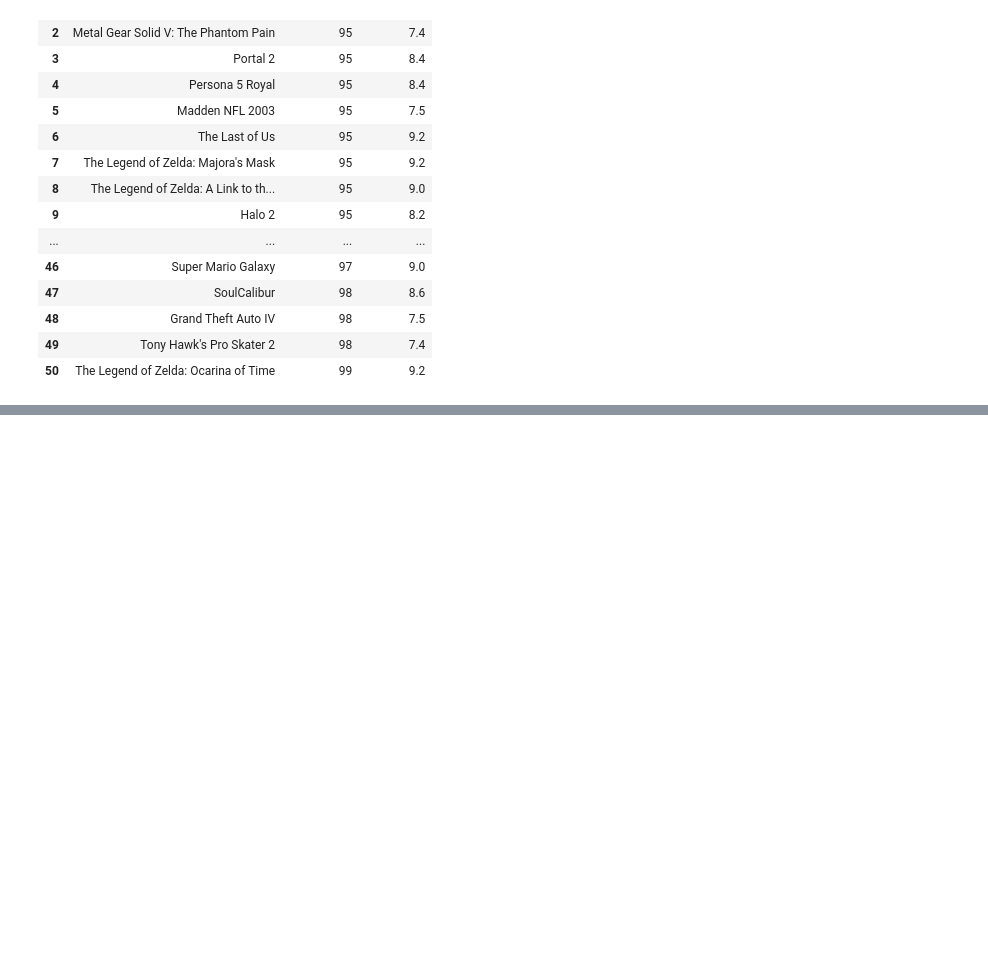
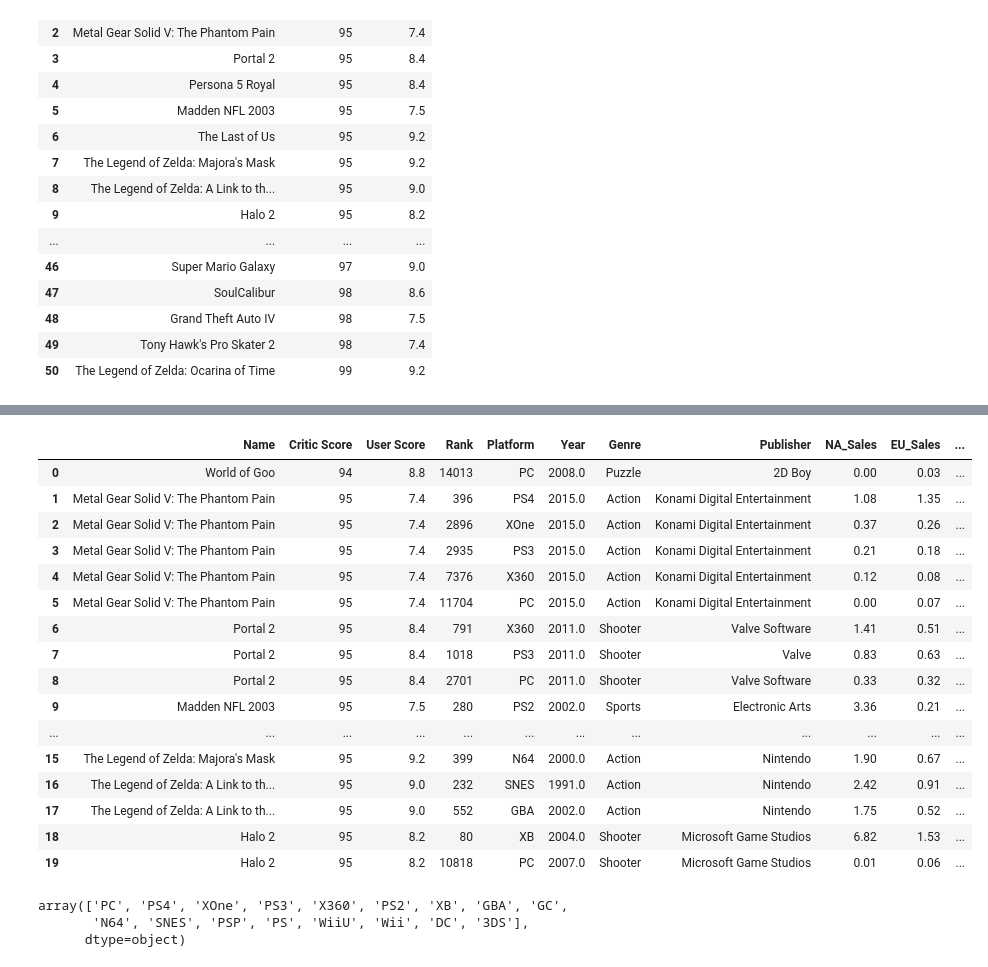
Before and after one commit to ebimoosa/smu_project_2_group_2, a Jupyter notebook: P2/Project2-BusinessInsider.ipynb, the cells around one changed output, grey strips where cells are left out. Cells and saved outputs as stored; diff of their text form; code cells hidden in the pictures; blank space fills up the shorter version.

```diff
--- a/P2/Project2-BusinessInsider.ipynb
+++ b/P2/Project2-BusinessInsider.ipynb
@@ -214,0 +215,4 @@ df_clean
+# %%
+csv_path = "../P2/vgsales_kaggle.csv"
+kaggle_df2 = pd.read_csv(csv_path, encoding="utf-8")
+kaggle_df2.head()
@@ -214,0 +247,27 @@ df_clean
+# %%
+merge = pd.merge(df_clean, kaggle_df2, on="Name")
+merge.head(20)
+# %% [output]
+|  | Name | Critic Score | User Score | Rank | Platform | Year | Genre | Publisher | NA_Sales | EU_Sales | ... |
+| 0 | World of Goo | 94 | 8.8 | 14013 | PC | 2008.0 | Puzzle | 2D Boy | 0.00 | 0.03 | ... |
+| 1 | Metal Gear Solid V: The Phantom Pain | 95 | 7.4 | 396 | PS4 | 2015.0 | Action | Konami Digital Entertainment | 1.08 | 1.35 | ... |
+| 2 | Metal Gear Solid V: The Phantom Pain | 95 | 7.4 | 2896 | XOne | 2015.0 | Action | Konami Digital Entertainment | 0.37 | 0.26 | ... |
+| 3 | Metal Gear Solid V: The Phantom Pain | 95 | 7.4 | 2935 | PS3 | 2015.0 | Action | Konami Digital Entertainment | 0.21 | 0.18 | ... |
+| 4 | Metal Gear Solid V: The Phantom Pain | 95 | 7.4 | 7376 | X360 | 2015.0 | Action | Konami Digital Entertainment | 0.12 | 0.08 | ... |
+| 5 | Metal Gear Solid V: The Phantom Pain | 95 | 7.4 | 11704 | PC | 2015.0 | Action | Konami Digital Entertainment | 0.00 | 0.07 | ... |
+| 6 | Portal 2 | 95 | 8.4 | 791 | X360 | 2011.0 | Shooter | Valve Software | 1.41 | 0.51 | ... |
+| 7 | Portal 2 | 95 | 8.4 | 1018 | PS3 | 2011.0 | Shooter | Valve | 0.83 | 0.63 | ... |
+| 8 | Portal 2 | 95 | 8.4 | 2701 | PC | 2011.0 | Shooter | Valve Software | 0.33 | 0.32 | ... |
+| 9 | Madden NFL 2003 | 95 | 7.5 | 280 | PS2 | 2002.0 | Sports | Electronic Arts | 3.36 | 0.21 | ... |
+| ... | ... | ... | ... | ... | ... | ... | ... | ... | ... | ... | ... |
+| 15 | The Legend of Zelda: Majora's Mask | 95 | 9.2 | 399 | N64 | 2000.0 | Action | Nintendo | 1.90 | 0.67 | ... |
+| 16 | The Legend of Zelda: A Link to th... | 95 | 9.0 | 232 | SNES | 1991.0 | Action | Nintendo | 2.42 | 0.91 | ... |
+| 17 | The Legend of Zelda: A Link to th... | 95 | 9.0 | 552 | GBA | 2002.0 | Action | Nintendo | 1.75 | 0.52 | ... |
+| 18 | Halo 2 | 95 | 8.2 | 80 | XB | 2004.0 | Shooter | Microsoft Game Studios | 6.82 | 1.53 | ... |
+| 19 | Halo 2 | 95 | 8.2 | 10818 | PC | 2007.0 | Shooter | Microsoft Game Studios | 0.01 | 0.06 | ... |
+# %%
+ merge.Platform.unique()
+# %% [output]
+array(['PC', 'PS4', 'XOne', 'PS3', 'X360', 'PS2', 'XB', 'GBA', 'GC',
+       'N64', 'SNES', 'PSP', 'PS', 'WiiU', 'Wii', 'DC', '3DS'],
+      dtype=object)
```
Also changed, not shown: parts of 19 cells of this notebook, 3 other files.
